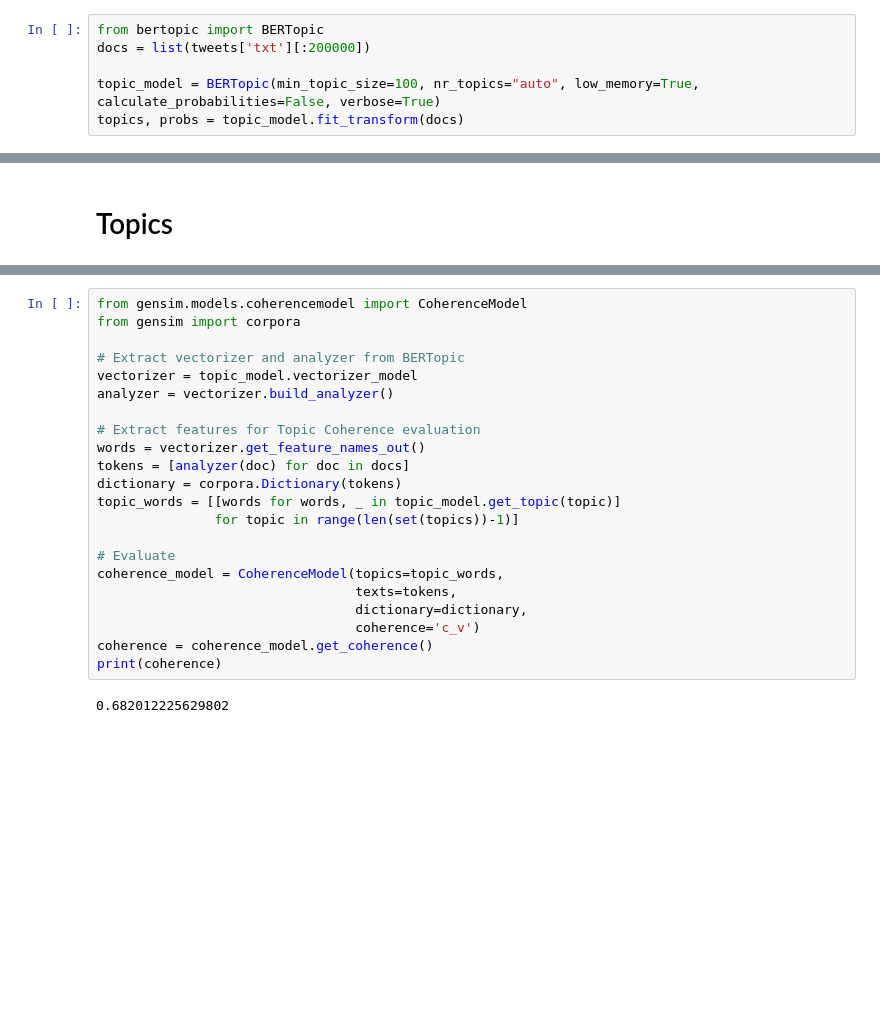
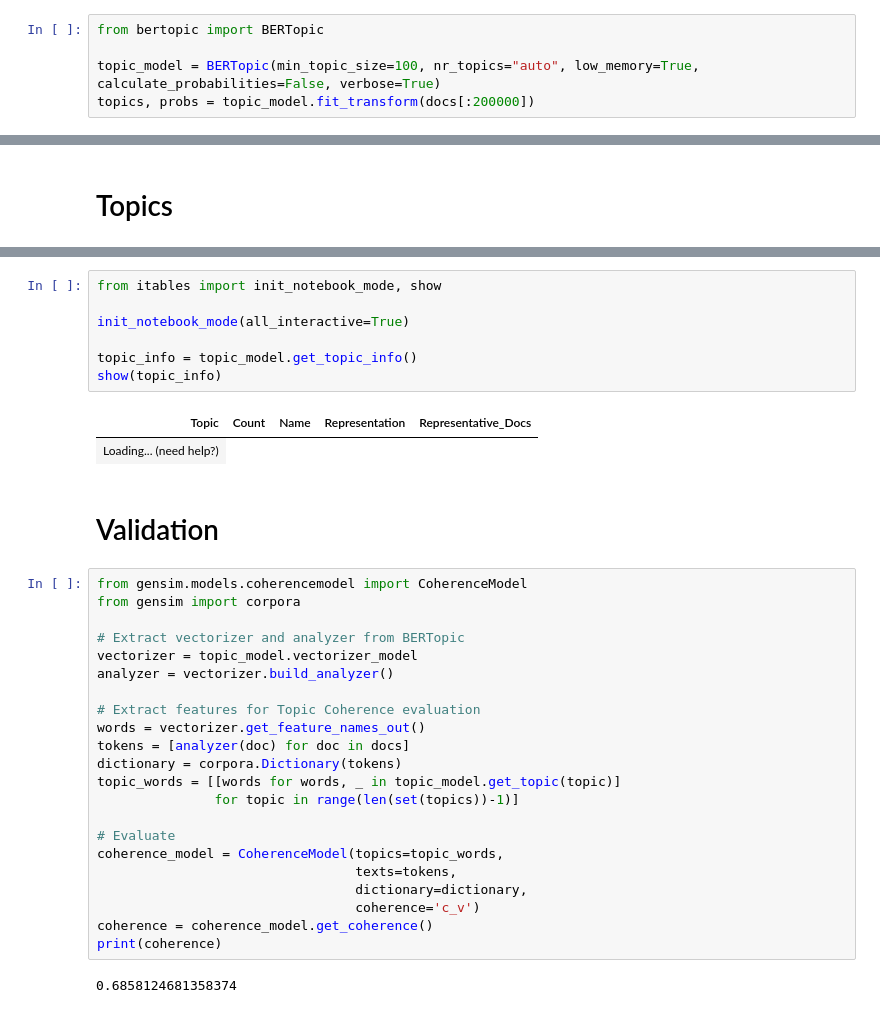
Before and after one commit to maciejskorski/anticipatio, a Jupyter notebook: src/BERTopic.ipynb, the cells around one changed output, grey strips where cells are left out. Saved outputs shown, nothing was run; the diff lists cells and outputs as text; blank space fills up the shorter version.

```diff
--- a/src/BERTopic.ipynb
+++ b/src/BERTopic.ipynb
@@ -64,8 +53,7 @@ gc.collect()
 # Model
 # %%
 from bertopic import BERTopic
-docs = list(tweets['txt'][:200000])
 
 topic_model = BERTopic(min_topic_size=100, nr_topics="auto", low_memory=True, calculate_probabilities=False, verbose=True)
-topics, probs = topic_model.fit_transform(docs)
+topics, probs = topic_model.fit_transform(docs[:200000])
 # %% [output]
@@ -87,5 +76,17 @@ topic_model.visualize_hierarchy(top_n_topics=30)
 # %% [output]
 [interactive output not drawn]
+# %%
+from itables import init_notebook_mode, show
+
+init_notebook_mode(all_interactive=True)
+
+topic_info = topic_model.get_topic_info()
+show(topic_info)
+# %% [output]
+| Topic | Count | Name | Representation | Representative_Docs |
+| Loading... (need help?) |
+# %% [markdown]
+# Validation
 # %%
 from gensim.models.coherencemodel import CoherenceModel
 from gensim import corpora
@@ -109,4 +110,4 @@ coherence_model = CoherenceModel(topics=topic_words,
 coherence = coherence_model.get_coherence()
 print(coherence)
 # %% [output]
-0.682012225629802
+0.6858124681358374
```
Also changed, not shown: parts of 10 cells of this notebook.
